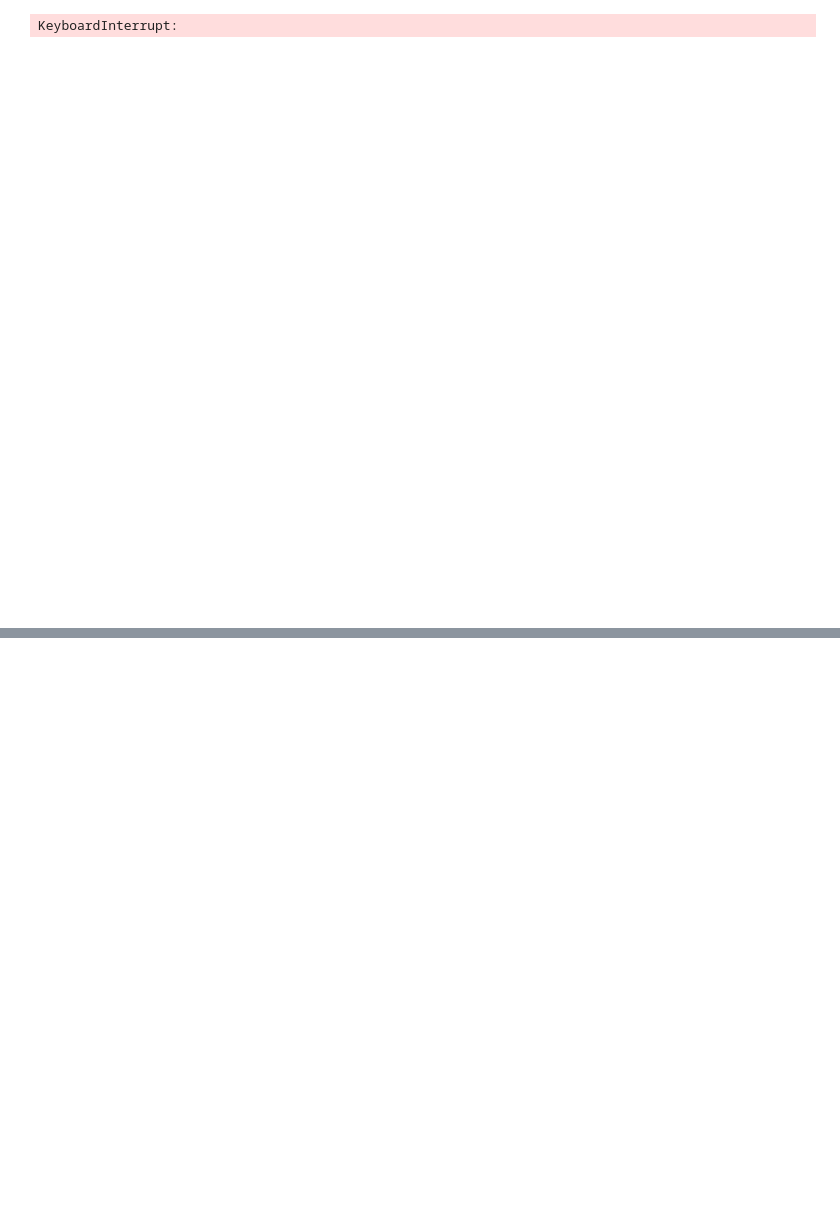
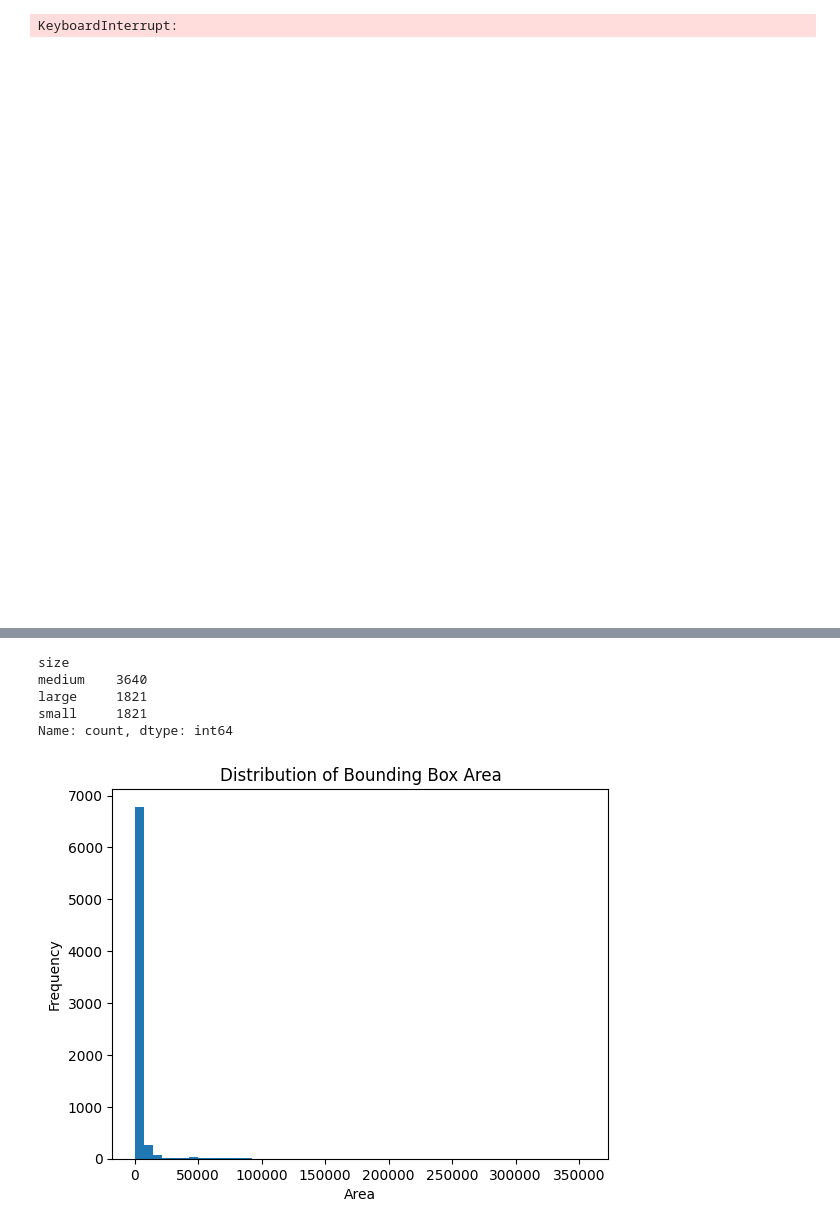
Before and after one commit to fathinahnj/skripsi, a Jupyter notebook: waste_classification_skripsi.ipynb, the cells around one changed output, grey strips where cells are left out. Saved outputs shown, nothing was run; the diff lists cells and outputs as text; code cells hidden in the pictures; blank space fills up the shorter version.

Commit message:
add threshold for object size (small, medium, large)

```diff
--- a/waste_classification_skripsi.ipynb
+++ b/waste_classification_skripsi.ipynb
@@ -350,0 +638,10 @@ sv.plot_images_grid(images=frame_samples[:4], grid_size=(2, 2))
+# %%
+import pandas as pd
+
+df = pd.DataFrame({
+    "frame": frames,
+    "width": widths,
+    "height": heights
+})
+
+print(df.describe())
@@ -350,0 +668,4 @@ sv.plot_images_grid(images=frame_samples[:4], grid_size=(2, 2))
+# %%
+df["area"] = df["width"] * df["height"]
+
+df["area"].describe()
@@ -350,0 +688,39 @@ sv.plot_images_grid(images=frame_samples[:4], grid_size=(2, 2))
+# %%
+df["area"] = df["width"] * df["height"]
+
+q1 = df["area"].quantile(0.25)
+q3 = df["area"].quantile(0.75)
+
+def size_category(area):
+
+    if area < q1:
+        return "small"
+
+    elif area <= q3:
+        return "medium"
+
+    else:
+        return "large"
+
+df["size"] = df["area"].apply(size_category)
+
+print(df["size"].value_counts())
+# %% [output]
+size
+medium    3640
+large     1821
+small     1821
+Name: count, dtype: int64
+# %%
+import matplotlib.pyplot as plt
+
+plt.figure()
+plt.hist(df["area"], bins=50)
+
+plt.title("Distribution of Bounding Box Area")
+plt.xlabel("Area")
+plt.ylabel("Frequency")
+
+plt.show()
+# %% [output]
+[figure, added]
```
Also changed, not shown: parts of 38 cells of this notebook.
